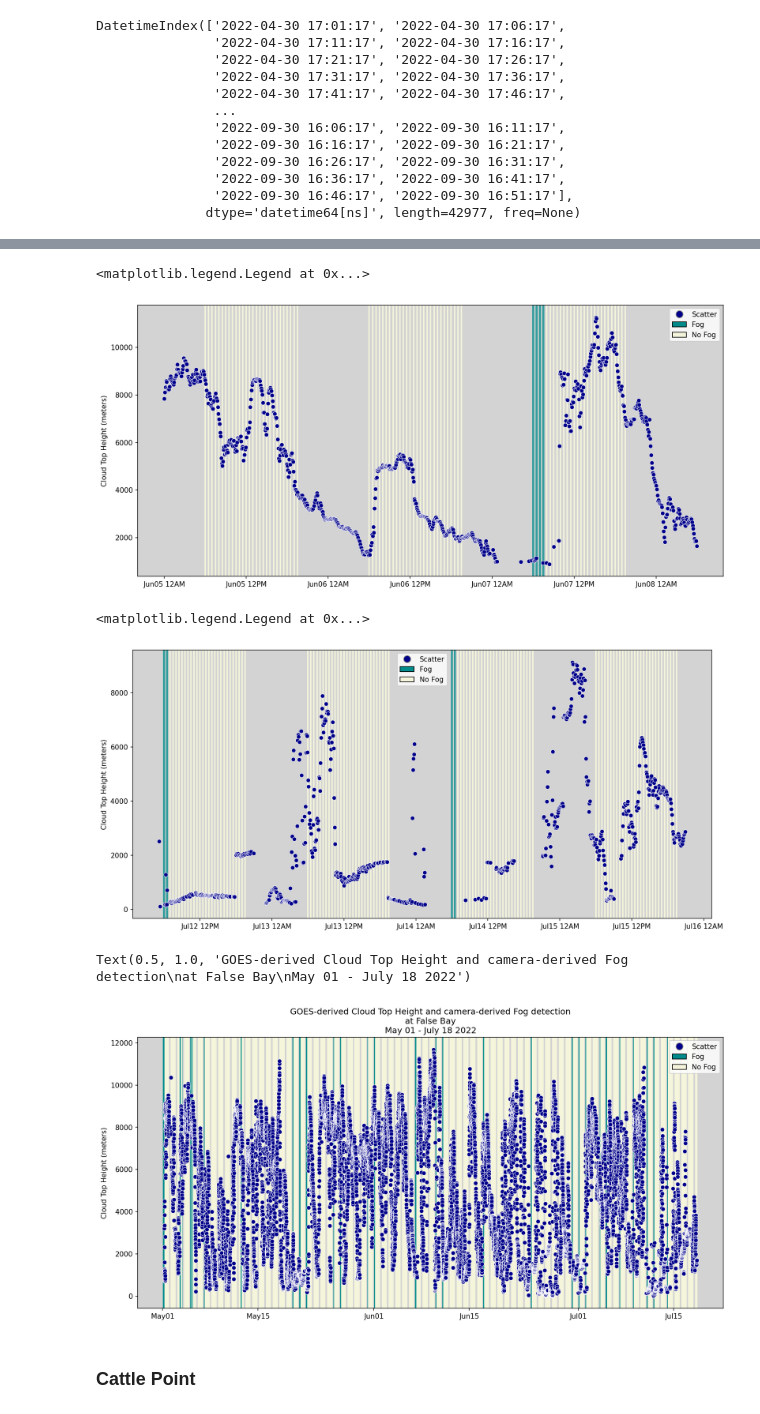
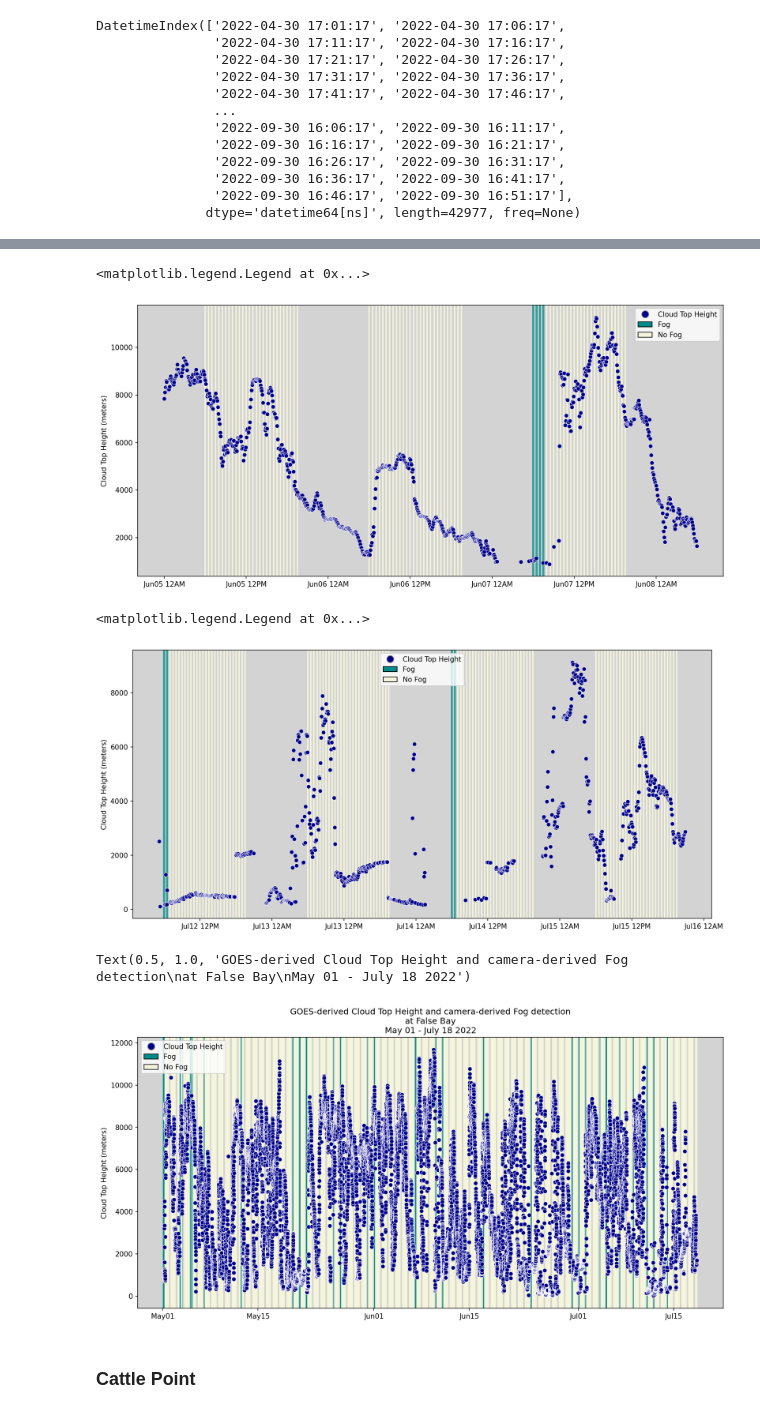
Before and after one commit to autumn-yng/summerfog, a Jupyter notebook: compare-goes-vs-photos.ipynb, the cells around one changed output, grey strips where cells are left out. Drawn from its saved outputs; the diff is of its cells as text; code cells hidden in the pictures.

Commit message:
edit cloud top height label in timeseries plot

```diff
--- a/compare-goes-vs-photos.ipynb
+++ b/compare-goes-vs-photos.ipynb
@@ -245,7 +245,7 @@ date_form = DateFormatter("%h%d %I%p")
 ax1.xaxis.set_major_formatter(date_form)
 
 # Add custom legend (doc: https://matplotlib.org/stable/api/_as_gen/matplotlib.pyplot.legend.html)
-legend_elements = [	Line2D([0], [0], marker='o', color='w', label='Scatter', markerfacecolor='darkblue', markeredgecolor='grey', markersize=10),
+legend_elements = [	Line2D([0], [0], marker='o', color='w', label='Cloud Top Height', markerfacecolor='darkblue', markeredgecolor='grey', markersize=10),
 					Patch(facecolor='darkcyan', edgecolor='black', label='Fog'),
 					Patch(facecolor='beige', edgecolor='black', label='No Fog')
 					]
@@ -253,7 +253,7 @@ ax1.legend(handles=legend_elements)
 # ax1.tick_params(axis='x', labelrotation=90)
 # %% [output]
 <matplotlib.legend.Legend at 0x...>
-[figure, old version]
+[figure, new version]
 # %%
 from matplotlib.patches import Patch
 from matplotlib.lines import Line2D
@@ -280,7 +280,7 @@ date_form = DateFormatter("%h%d %I%p")
 ax1.xaxis.set_major_formatter(date_form)
 
 # Add custom legend (doc: https://matplotlib.org/stable/api/_as_gen/matplotlib.pyplot.legend.html)
-legend_elements = [	Line2D([0], [0], marker='o', color='w', label='Scatter', markerfacecolor='darkblue', markeredgecolor='grey', markersize=10),
+legend_elements = [	Line2D([0], [0], marker='o', color='w', label='Cloud Top Height', markerfacecolor='darkblue', markeredgecolor='grey', markersize=10),
 					Patch(facecolor='darkcyan', edgecolor='black', label='Fog'),
 					Patch(facecolor='beige', edgecolor='black', label='No Fog')
 					]
@@ -288,7 +288,7 @@ ax1.legend(handles=legend_elements)
 # ax1.tick_params(axis='x', labelrotation=90)
 # %% [output]
 <matplotlib.legend.Legend at 0x...>
-[figure, old version]
+[figure, new version]
 # %%
 from matplotlib.patches import Patch
 from matplotlib.lines import Line2D
@@ -296,35 +296,35 @@ import matplotlib.dates as mdates
 from matplotlib.dates import DateFormatter
 
 fig, ax1 = plt.subplots(figsize = (15,7), dpi=150) # change dpi from default 100 to 150 to increase resolution
 df1 = fb[fog_df.index[0]: fog_df.index[-1]]
 
 for i in range(len(df1)):
 	if df1["Predicted label"][i] == 0:
 			no_fog_line = ax1.axvspan(df1.index[i], df1.index[i], color='beige', alpha=1, linewidth=2, label='no fog')
 
 	elif df1["Predicted label"][i] == 1:
 			fog_line = ax1.axvspan(df1.index[i], df1.index[i], color='darkcyan', alpha=0.75, linewidth=4, label='fog')
 
 
 ax1.scatter(df1.index, df1["Height"], color='darkblue', linewidths=0.5, edgecolor='white', label="Cloud Top Height") # Cloud Height points
 ax1.set_ylabel("Cloud Top Height (meters)")
 ax1.set_facecolor('lightgrey') # background color
 
 # Define the date format
 date_form = DateFormatter("%h%d")
 ax1.xaxis.set_major_formatter(date_form)
 
 # Add custom legend (doc: https://matplotlib.org/stable/api/_as_gen/matplotlib.pyplot.legend.html)
-legend_elements = [	Line2D([0], [0], marker='o', color='w', label='Scatter', markerfacecolor='darkblue', markeredgecolor='grey', markersize=10),
+legend_elements = [	Line2D([0], [0], marker='o', color='w', label='Cloud Top Height', markerfacecolor='darkblue', markeredgecolor='grey', markersize=10),
 					Patch(facecolor='darkcyan', edgecolor='black', label='Fog'),
 					Patch(facecolor='beige', edgecolor='black', label='No Fog')
 					]
 ax1.legend(handles=legend_elements)
 # ax1.tick_params(axis='x', labelrotation=90)
 ax1.set_title("GOES-derived Cloud Top Height and camera-derived Fog detection\nat False Bay\nMay 01 - July 18 2022")
 # %% [output]
 Text(0.5, 1.0, 'GOES-derived Cloud Top Height and camera-derived Fog detection\nat False Bay\nMay 01 - July 18 2022')
-[figure, old version]
+[figure, new version]
 # %% [markdown]
 ### Cattle Point
 # %%
```
Also changed, not shown: parts of 1 cell of this notebook.
